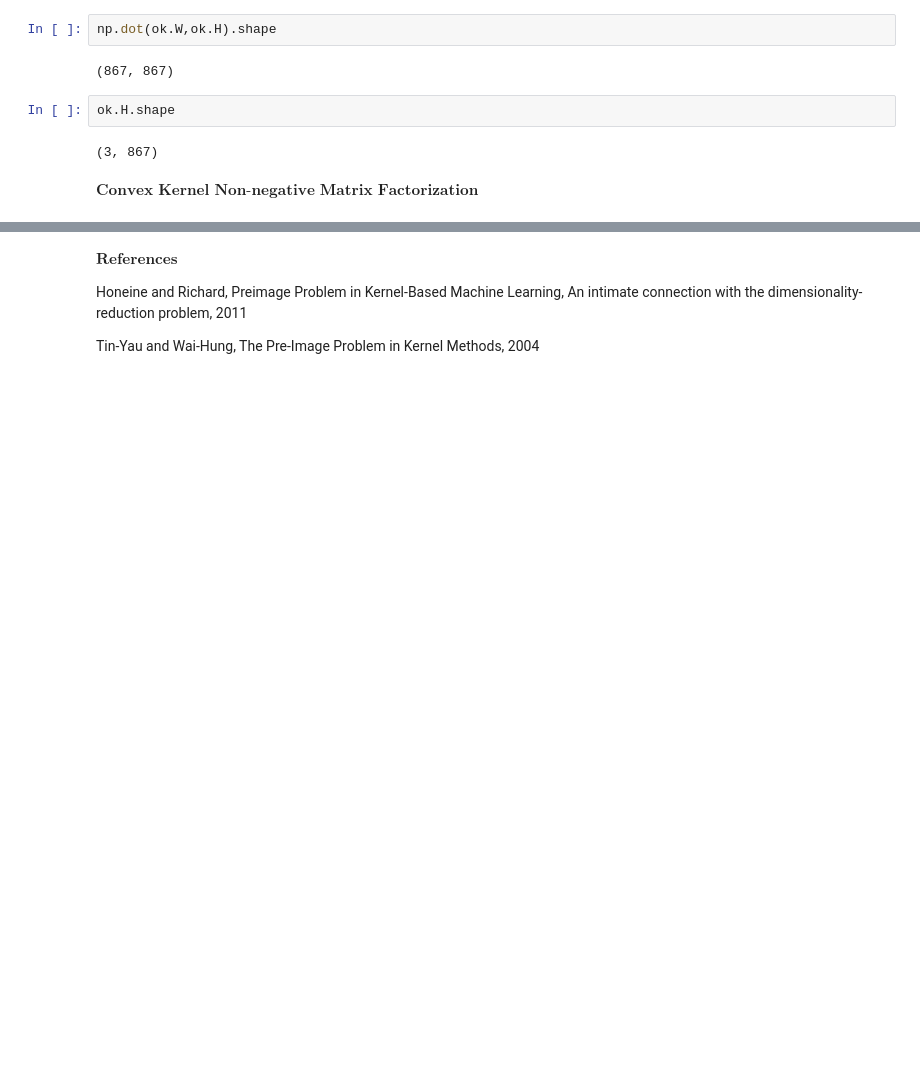
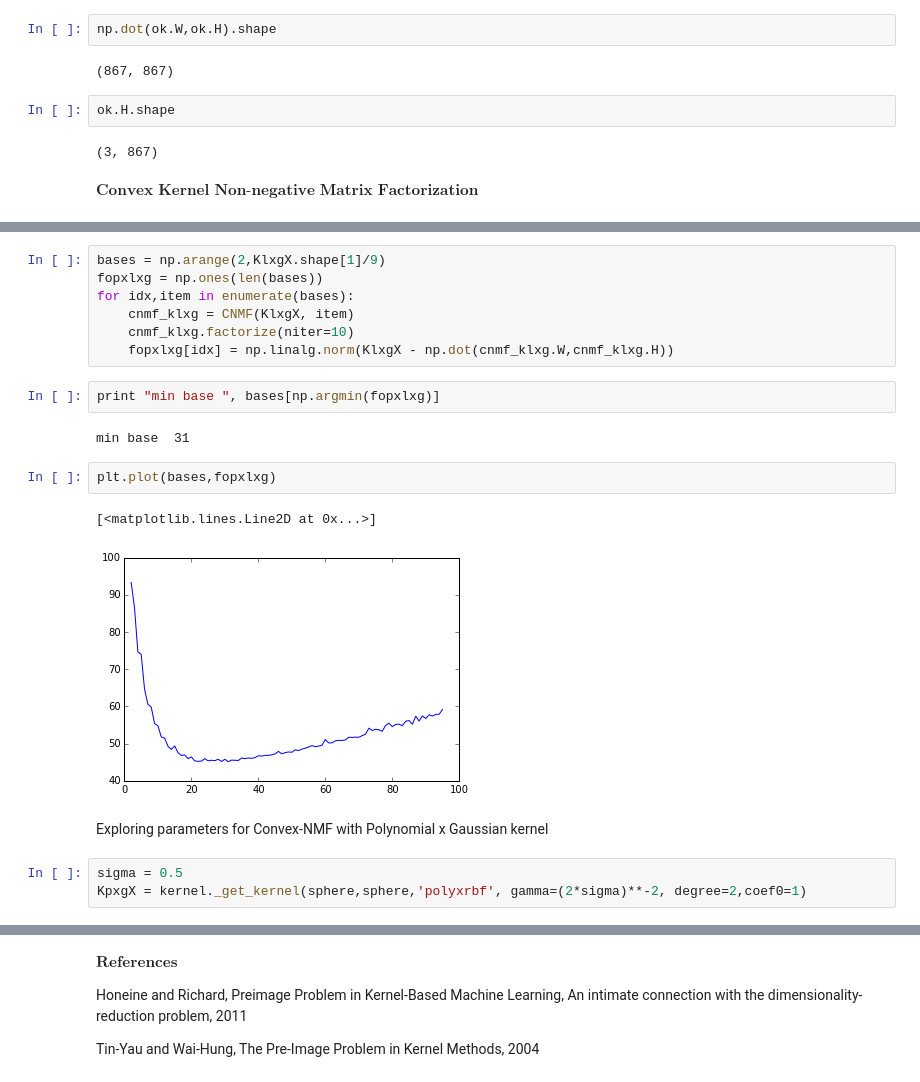
Before and after one commit to ejake/tensor-factorization, a Jupyter notebook: kmf/Pre-image.ipynb, the cells around one changed output, grey strips where cells are left out. Cells and saved outputs as stored; diff of their text form; blank space fills up the shorter version.

```diff
--- a/kmf/Pre-image.ipynb
+++ b/kmf/Pre-image.ipynb
@@ -361,0 +453,21 @@ $\textbf{Convex Kernel Non-negative Matrix Factorization}$
+# %%
+bases = np.arange(2,KlxgX.shape[1]/9)
+fopxlxg = np.ones(len(bases))
+for idx,item in enumerate(bases):
+    cnmf_klxg = CNMF(KlxgX, item)
+    cnmf_klxg.factorize(niter=10)
+    fopxlxg[idx] = np.linalg.norm(KlxgX - np.dot(cnmf_klxg.W,cnmf_klxg.H))
+# %%
+print "min base ", bases[np.argmin(fopxlxg)]
+# %% [output]
+min base  31
+# %%
+plt.plot(bases,fopxlxg)
+# %% [output]
+[<matplotlib.lines.Line2D at 0x...>]
+[figure, added]
+# %% [markdown]
+Exploring parameters for Convex-NMF with Polynomial x Gaussian kernel
+# %%
+sigma = 0.5
+KpxgX = kernel._get_kernel(sphere,sphere,'polyxrbf', gamma=(2*sigma)**-2, degree=2,coef0=1)
```
Also changed, not shown: parts of 52 cells of this notebook, 19 other files.
